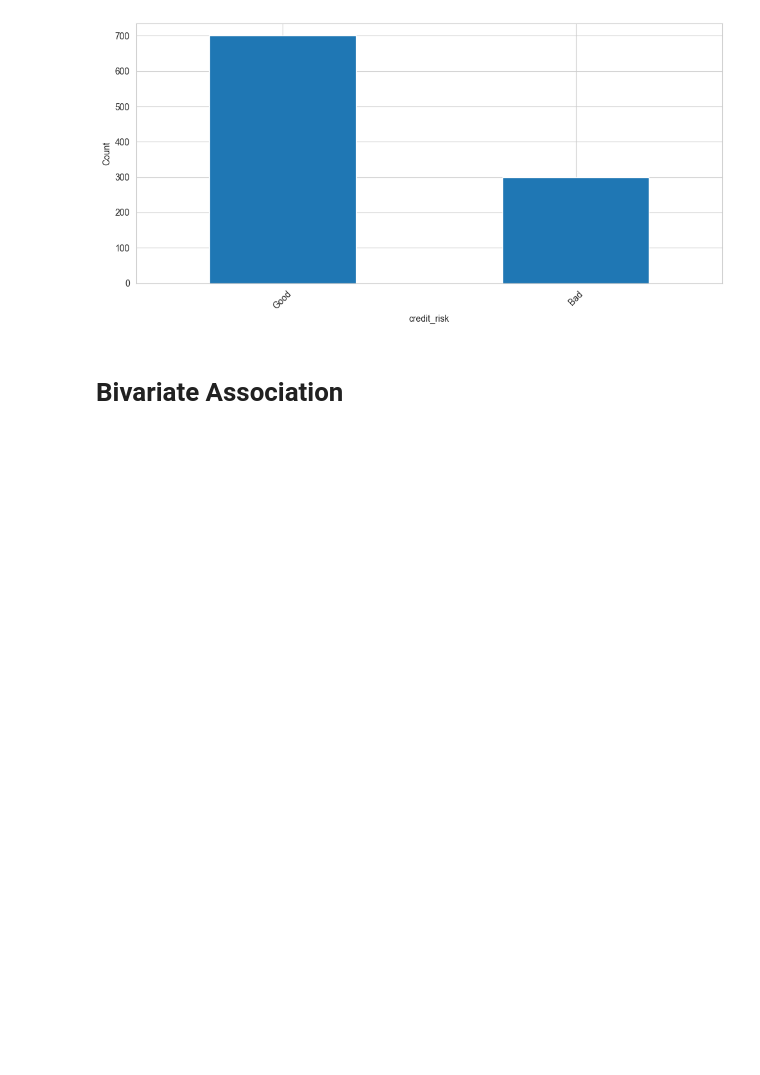
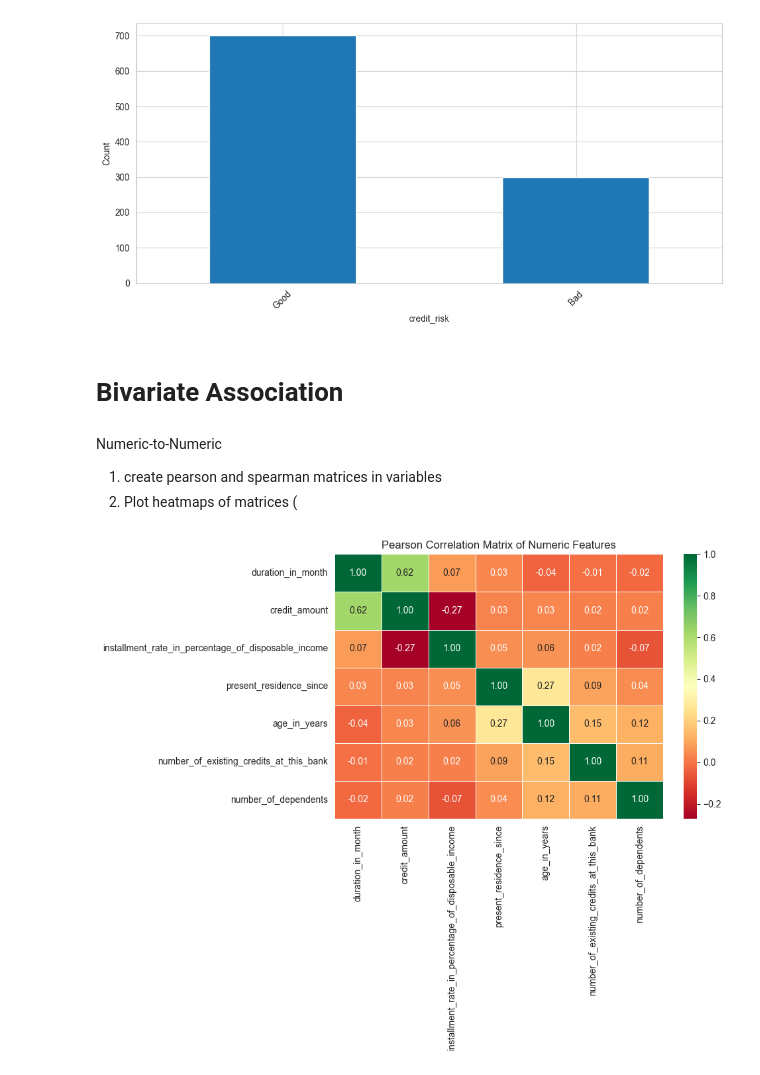
Before and after one commit to shamelbhimani/German_Credit_Analysis, a Jupyter notebook: sample.ipynb, the cells around one changed output. Saved outputs shown, nothing was run; the diff lists cells and outputs as text; code cells hidden in the pictures; blank space fills up the shorter version.

Commit message:
ADDED: Numeric-Numeric Bivariate Association TODO: Categorical-Categorical Bivariate Association

```diff
--- a/sample.ipynb
+++ b/sample.ipynb
@@ -491,3 +491,21 @@ for col in categorical_columns:
 [figure]
 # %% [markdown]
 # Bivariate Association
+# %% [markdown]
+Numeric-to-Numeric
+
+1. create pearson and spearman matrices in variables
+2. Plot heatmaps of matrices (
+# %%
+pearson_matrix = (df[numeric_columns].corr
+                  (method='pearson'))
+
+spearman_matrix = df[numeric_columns].corr(method='spearman')
+# %%
+plt.figure(figsize=[10,8])
+sns.heatmap(pearson_matrix, annot=True, cmap='RdYlGn', fmt='.2f', linewidths=.5)
+plt.title('Pearson Correlation Matrix of Numeric Features', fontsize=12)
+plt.tight_layout()
+plt.show()
+# %% [output]
+[figure, added]
```
Also changed, not shown: parts of 5 cells of this notebook.
